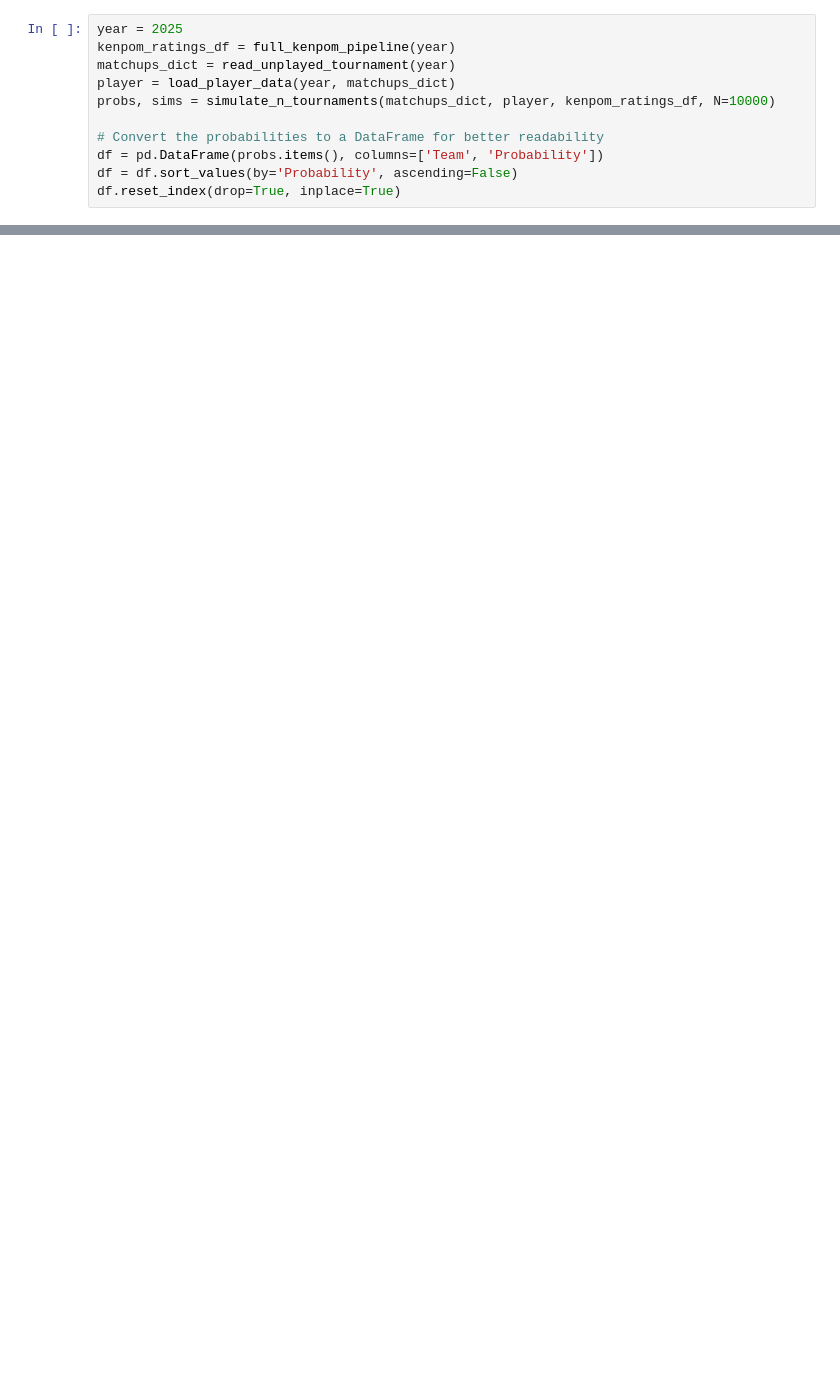
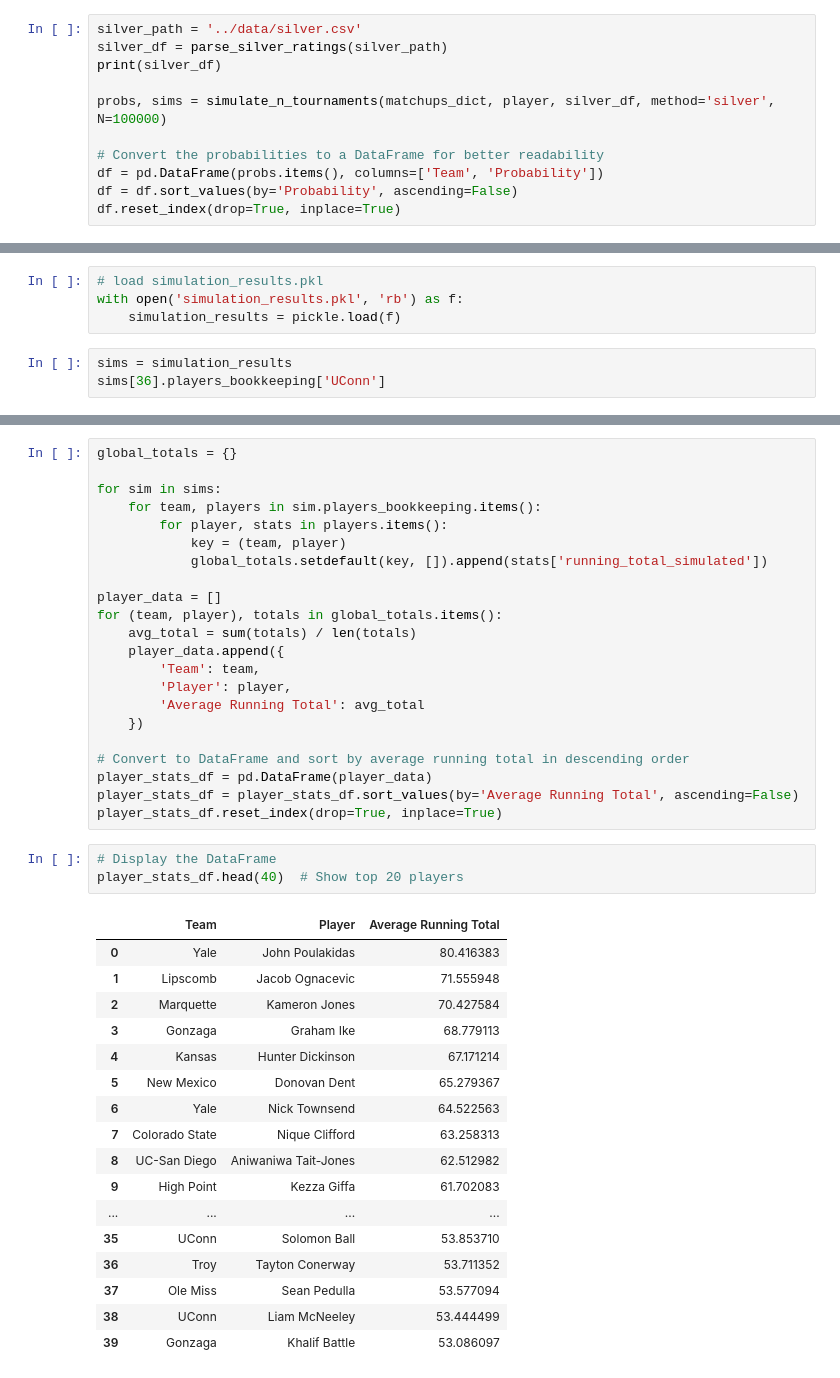
Before and after one commit to zack-overflow/mm2025, a Jupyter notebook: scripts/explore2025.ipynb, the cells around one changed output, grey strips where cells are left out. Saved outputs shown, nothing was run; the diff lists cells and outputs as text; blank space fills up the shorter version.

Commit message:
Submission state of project

```diff
--- a/scripts/explore2025.ipynb
+++ b/scripts/explore2025.ipynb
@@ -5,9 +79,9 @@ from simulate_tournament import simulate_n_tournaments
 # %%
-year = 2025
-kenpom_ratings_df = full_kenpom_pipeline(year)
-matchups_dict = read_unplayed_tournament(year)
-player = load_player_data(year, matchups_dict)
-probs, sims = simulate_n_tournaments(matchups_dict, player, kenpom_ratings_df, N=10000)
+silver_path = '../data/silver.csv'
+silver_df = parse_silver_ratings(silver_path)
+print(silver_df)
+
+probs, sims = simulate_n_tournaments(matchups_dict, player, silver_df, method='silver', N=100000)
 
 # Convert the probabilities to a DataFrame for better readability
 df = pd.DataFrame(probs.items(), columns=['Team', 'Probability'])
@@ -21,0 +219,7 @@ TypeError: can only concatenate str (not "NoneType") to str
+# %%
+# load simulation_results.pkl
+with open('simulation_results.pkl', 'rb') as f:
+    simulation_results = pickle.load(f)
+# %%
+sims = simulation_results
+sims[36].players_bookkeeping['UConn']
@@ -21,0 +244,43 @@ TypeError: can only concatenate str (not "NoneType") to str
+# %%
+global_totals = {}
+
+for sim in sims:
+    for team, players in sim.players_bookkeeping.items():
+        for player, stats in players.items():
+            key = (team, player)
+            global_totals.setdefault(key, []).append(stats['running_total_simulated'])
+
+player_data = []
+for (team, player), totals in global_totals.items():
+    avg_total = sum(totals) / len(totals)
+    player_data.append({
+        'Team': team,
+        'Player': player,
+        'Average Running Total': avg_total
+    })
+
+# Convert to DataFrame and sort by average running total in descending order
+player_stats_df = pd.DataFrame(player_data)
+player_stats_df = player_stats_df.sort_values(by='Average Running Total', ascending=False)
+player_stats_df.reset_index(drop=True, inplace=True)
+# %%
+# Display the DataFrame
+player_stats_df.head(40)  # Show top 20 players
+# %% [output]
+|  | Team | Player | Average Running Total |
+| 0 | Yale | John Poulakidas | 80.416383 |
+| 1 | Lipscomb | Jacob Ognacevic | 71.555948 |
+| 2 | Marquette | Kameron Jones | 70.427584 |
+| 3 | Gonzaga | Graham Ike | 68.779113 |
+| 4 | Kansas | Hunter Dickinson | 67.171214 |
+| 5 | New Mexico | Donovan Dent | 65.279367 |
+| 6 | Yale | Nick Townsend | 64.522563 |
+| 7 | Colorado State | Nique Clifford | 63.258313 |
+| 8 | UC-San Diego | Aniwaniwa Tait-Jones | 62.512982 |
+| 9 | High Point | Kezza Giffa | 61.702083 |
+| ... | ... | ... | ... |
+| 35 | UConn | Solomon Ball | 53.853710 |
+| 36 | Troy | Tayton Conerway | 53.711352 |
+| 37 | Ole Miss | Sean Pedulla | 53.577094 |
+| 38 | UConn | Liam McNeeley | 53.444499 |
+| 39 | Gonzaga | Khalif Battle | 53.086097 |
```
Also changed, not shown: parts of 21 cells of this notebook, 22 other files.
